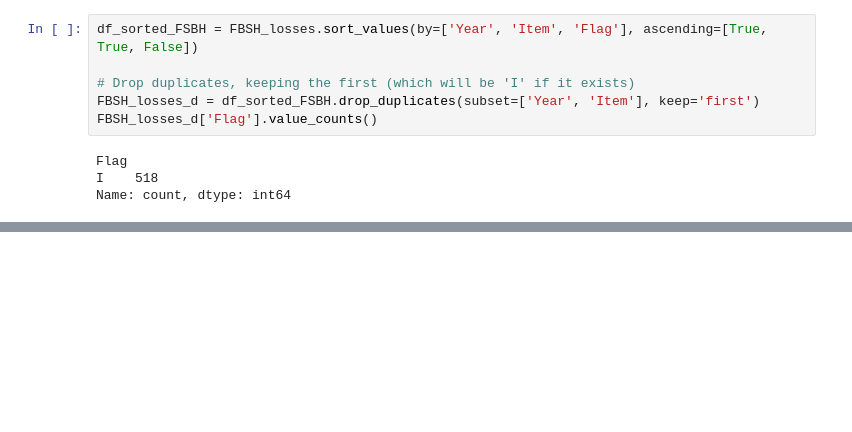
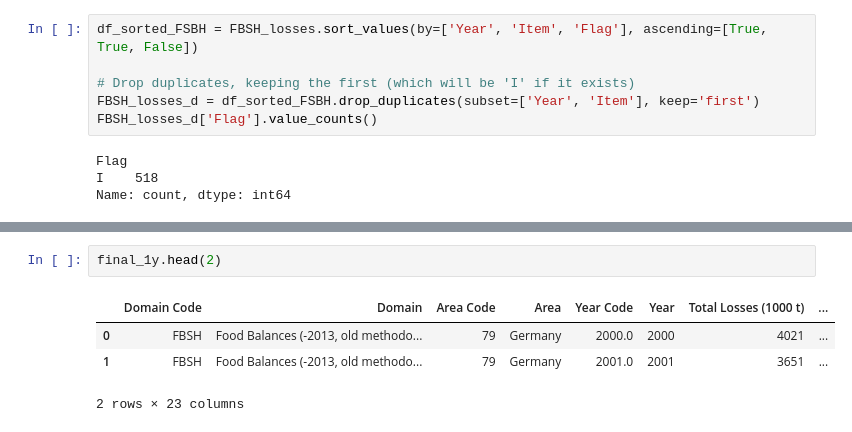
Before and after one commit to aysunali/fao-nutrition-project, a Jupyter notebook: EDA/FAO_eda-Germany.ipynb, the cells around one changed output, grey strips where cells are left out. Drawn from its saved outputs; the diff is of its cells as text; blank space fills up the shorter version.

```diff
--- a/EDA/FAO_eda-Germany.ipynb
+++ b/EDA/FAO_eda-Germany.ipynb
@@ -641,0 +506,7 @@ data_FS.head(2)
+# %%
+final_1y.head(2)
+# %% [output]
+|  | Domain Code | Domain | Area Code | Area | Year Code | Year | Total Losses (1000 t) | ... |
+| 0 | FBSH | Food Balances (-2013, old methodo... | 79 | Germany | 2000.0 | 2000 | 4021 | ... |
+| 1 | FBSH | Food Balances (-2013, old methodo... | 79 | Germany | 2001.0 | 2001 | 3651 | ... |
+2 rows × 23 columns
```
Also changed, not shown: parts of 40 cells of this notebook.
